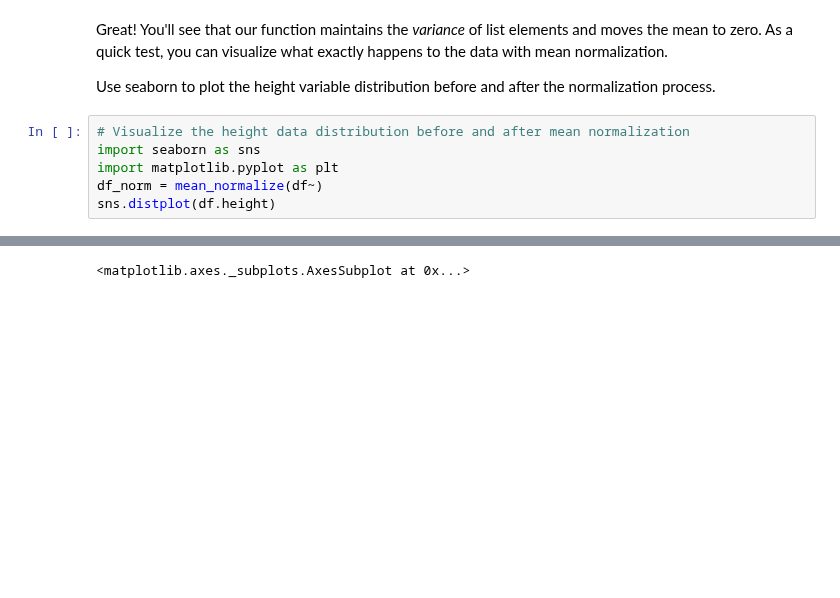
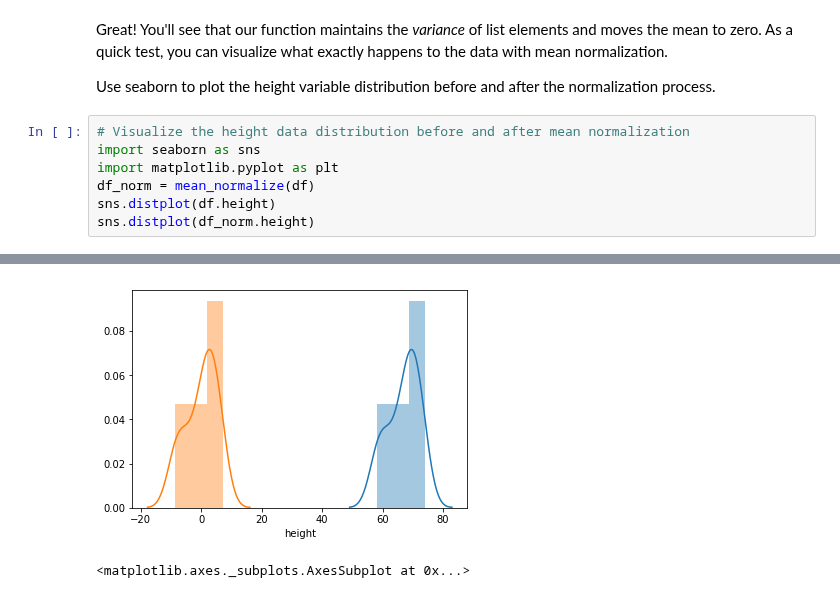
Before and after one commit to justinlee3/dsc-enterprise-hsbc-correlation-covariance-lab-hsbc-ds-081319, a Jupyter notebook: index.ipynb, the cells around one changed output, grey strips where cells are left out. Saved outputs shown, nothing was run; the diff lists cells and outputs as text; blank space fills up the shorter version.

```diff
--- a/index.ipynb
+++ b/index.ipynb
@@ -109,6 +109,7 @@ Use seaborn to plot the height variable distribution before and after the normal
 # Visualize the height data distribution before and after mean normalization
 import seaborn as sns
 import matplotlib.pyplot as plt
-df_norm = mean_normalize(df~)
+df_norm = mean_normalize(df)
 sns.distplot(df.height)
+sns.distplot(df_norm.height)
 # %% [output]
@@ -116,3 +117,4 @@ SyntaxError: invalid syntax (<ipython-input-18-51bb0a1bb679>, line 4)
+[figure, added]
 # %%
 # %% [output]
 <matplotlib.axes._subplots.AxesSubplot at 0x...>
```
Also changed, not shown: parts of 1 cell of this notebook.
